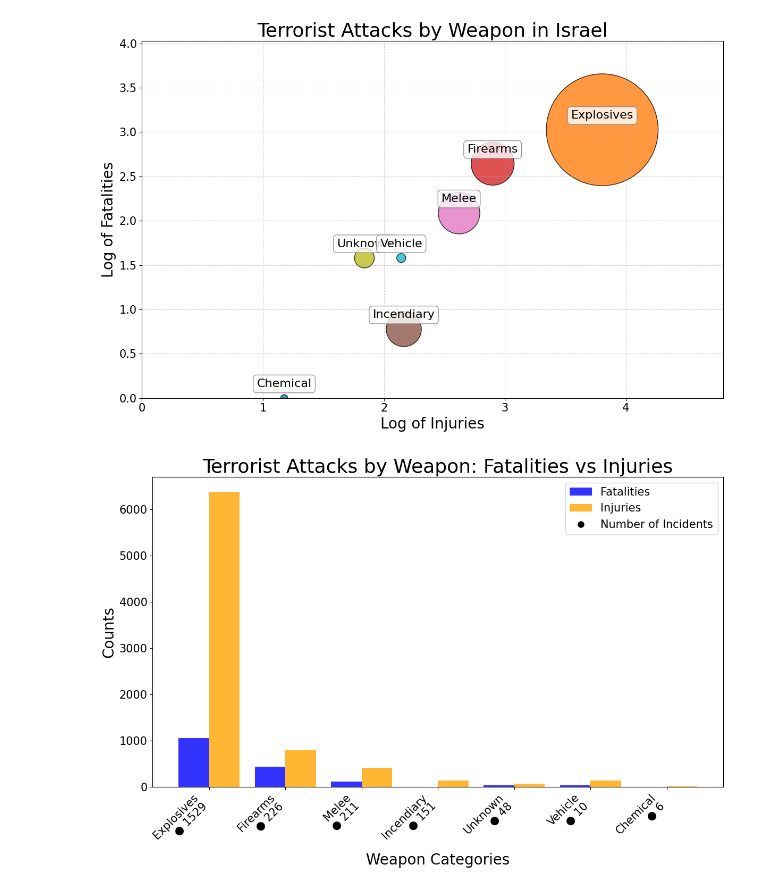
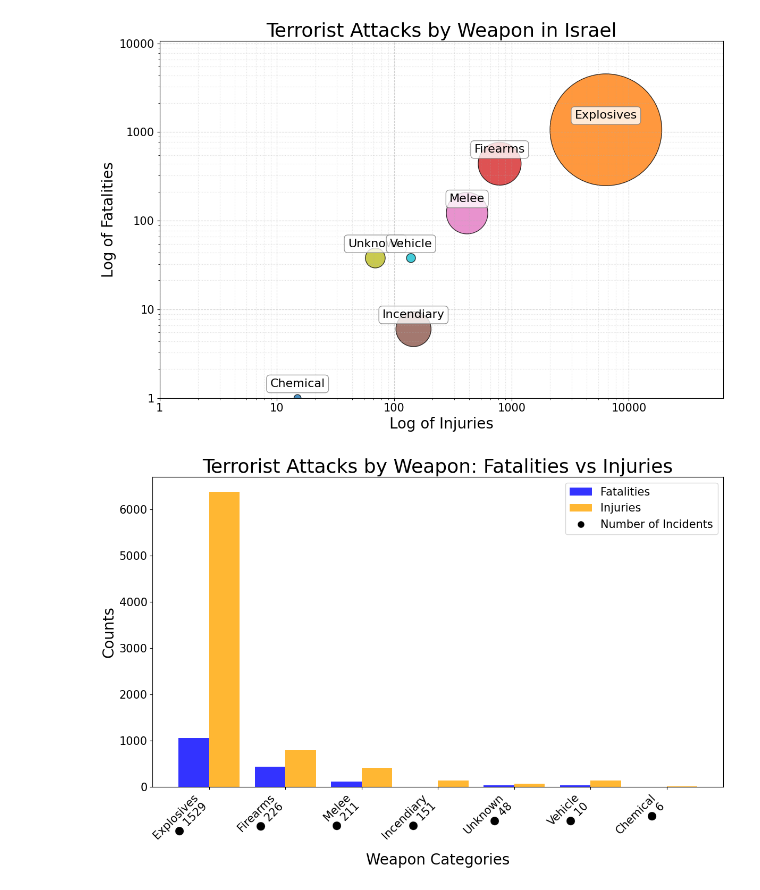
Before and after one commit to Yarin-Shohat/Terror-Attacks-Visualization, a Jupyter notebook: First Visualizations/עיצובים_חלופיים_מטלה_3.ipynb, the cells around one changed output. Cells and saved outputs as stored; diff of their text form; code cells hidden in the pictures.

```diff
--- a/First Visualizations/עיצובים_חלופיים_מטלה_3.ipynb
+++ b/First Visualizations/עיצובים_חלופיים_מטלה_3.ipynb
@@ -1,6 +1,7 @@
 # %%
 import matplotlib.pyplot as plt
 import pandas as pd
+import matplotlib.ticker as ticker
 import numpy as np
 # Load the data (adjust the file path as necessary)
 # Load and process the dataset
@@ -78,35 +79,60 @@ for i, category in enumerate(grouped_categories):
         grouped_injuries.iloc[i],
         grouped_fatalities.iloc[i] + 0.1,  # Adjusted to appear above the bubble
         category,
         fontsize=16,
         ha='center',
         va='bottom',
         bbox=dict(boxstyle="round,pad=0.3", edgecolor="gray", facecolor="white", alpha=0.8)
     )
 
 # Customize axes
 ax.set_title("Terrorist Attacks by Weapon in Israel", fontsize=26)
 ax.set_xlabel("Log of Injuries", fontsize=20)
 ax.set_ylabel("Log of Fatalities", fontsize=20)
 
+# Set the major ticks (1, 10, 100, 1000, 10000)
+x_major_ticks = [1, 10, 100, 1000, 10000]
+y_major_ticks = [1, 10, 100, 1000, 10000]
+ax.set_xticks(np.log10(x_major_ticks))
+ax.set_yticks(np.log10(y_major_ticks))
+
+# Add minor ticks to increase density proportionally between major ticks
+x_minor_ticks = []
+y_minor_ticks = []
+
+# Define finer ticks between 1-10, 10-100, 100-1000, etc.
+for i in range(len(x_major_ticks) - 1):
+    x_minor_ticks += list(np.log10(np.linspace(x_major_ticks[i], x_major_ticks[i+1], 9)))
+    y_minor_ticks += list(np.log10(np.linspace(y_major_ticks[i], y_major_ticks[i+1], 9)))
+
+ax.xaxis.set_minor_locator(ticker.FixedLocator(x_minor_ticks))
+ax.yaxis.set_minor_locator(ticker.FixedLocator(y_minor_ticks))
+
+# Customize gridlines
+ax.grid(True, which='major', linestyle='--', alpha=0.8)  # Major gridlines
+ax.grid(True, which='minor', linestyle=':', alpha=0.4)  # Minor gridlines
+
 # Increase the grid range
 x_max = np.max(grouped_injuries) + 1  # Add extra space to the right
 y_max = np.max(grouped_fatalities) + 1  # Add extra space to the top
 ax.set_xlim([0, x_max])
 ax.set_ylim([0, y_max])
 
+# Adjust tick labels for log scale
+ax.set_xticklabels(x_major_ticks)
+ax.set_yticklabels(y_major_ticks)
+
 ax.tick_params(axis='y', which='major', labelsize=15)
 ax.tick_params(axis='x', which='major', labelsize=15)
-
 
 # Add gridlines for better visibility
 ax.grid(True, linestyle='--', alpha=0.6)
 
 # Show plot
 plt.tight_layout()
 plt.show()
 # %% [output]
-[figure, old version]
+[figure, new version]
 # %%
 import matplotlib.pyplot as plt
 import numpy as np
```
